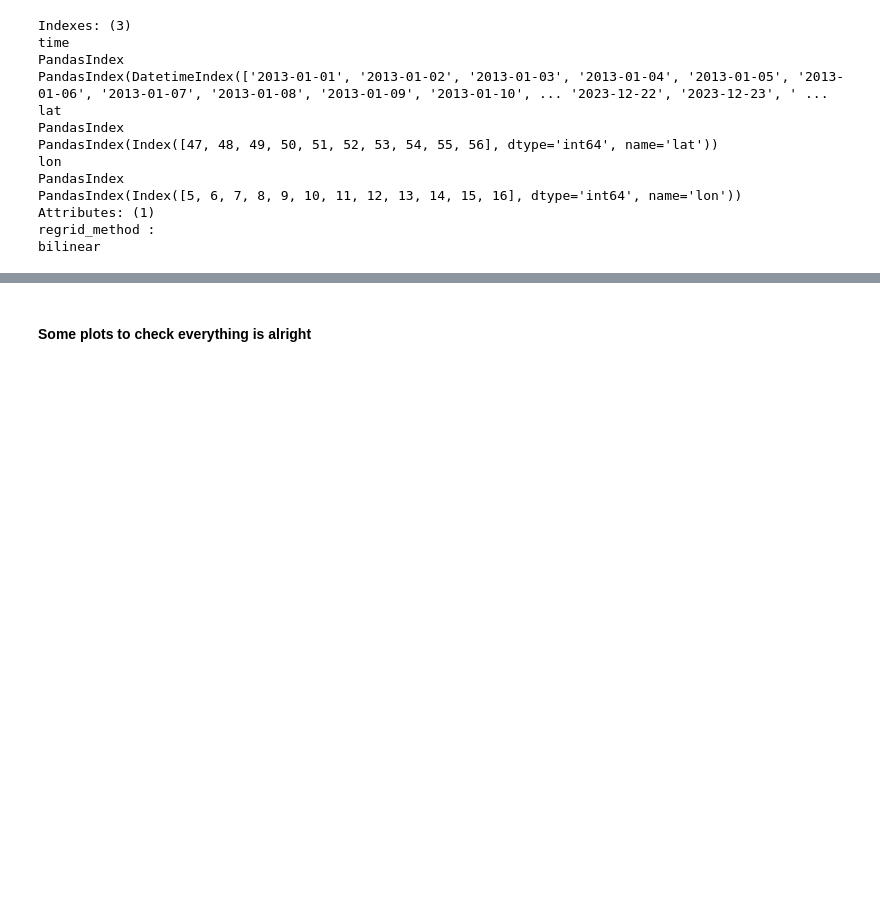
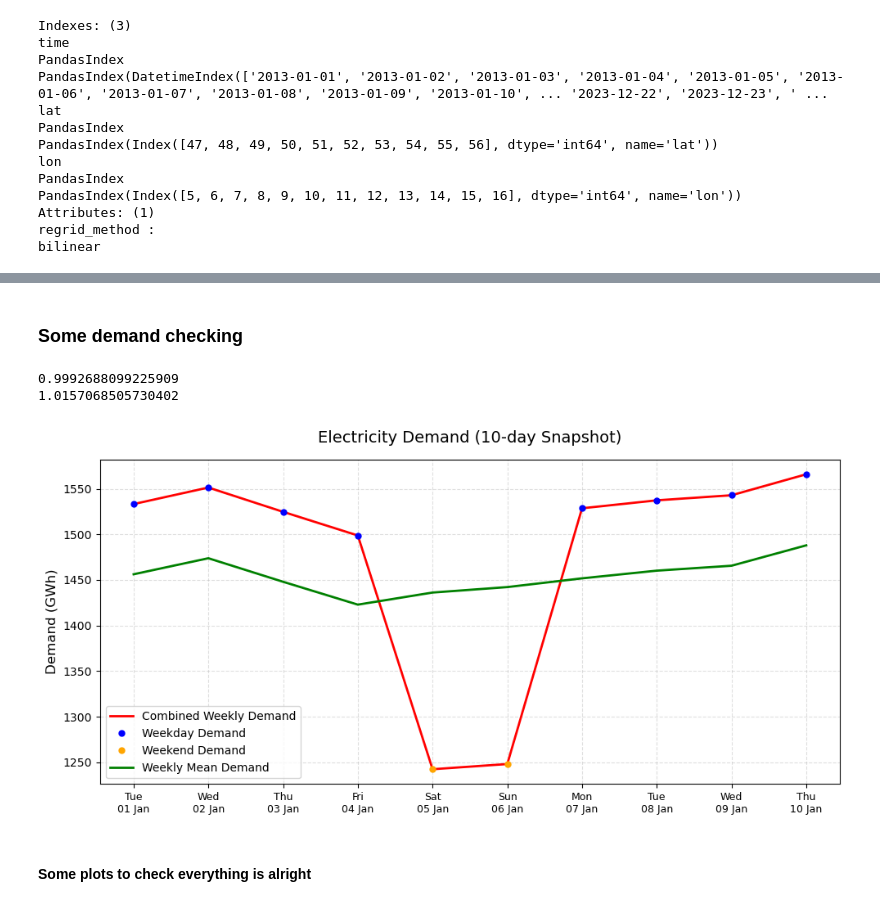
Before and after one commit to O-Nennecke/RL_2026_paper, a Jupyter notebook: SEM application_ERA5.ipynb, the cells around one changed output, grey strips where cells are left out. Drawn from its saved outputs; the diff is of its cells as text; code cells hidden in the pictures; blank space fills up the shorter version.

```diff
--- a/SEM application_ERA5.ipynb
+++ b/SEM application_ERA5.ipynb
@@ -419,5 +478,47 @@ ts_output.to_netcdf(f'/climca/people/onennecke/model_output/ERA5_timeseries.nc')
 
 # print('Finished saving')
+# %% [markdown]
+### Some demand checking
+# %%
+# Calculate ratio from approximated demand with one fit value and the demand values with two fit values
+a = demand_weekday['demand'].sum(skipna=True).values + demand_weekend['demand'].sum(skipna=True).values
+b = demand_week['demand'].sum(skipna=True).values
+c = demand_weekday['demand'][0:10].sum(skipna=True).values + demand_weekend['demand'][0:10].sum(skipna=True).values
+d = demand_week['demand'][0:10].sum(skipna=True).values
+print(a/b)
+print(c/d)
+# %% [output]
+0.9992688099225909
+1.0157068505730402
+# %%
+# Compare the different demand curves
+fig, ax = plt.subplots(figsize=(10, 5))
+
+demand_ds['demand'][0:10].plot(ax=ax, color='red', label='Combined Weekly Demand', linewidth=2)
+demand_weekday['demand'][0:10].plot(ax=ax, color='blue', label='Weekday Demand', marker='o', linestyle='', markersize=5)
+demand_weekend['demand'][0:10].plot(ax=ax, color='orange', label='Weekend Demand', marker='o', linestyle='', markersize=5)
+demand_week['demand'][0:10].plot(ax=ax, color='green', label='Weekly Mean Demand', linewidth=2)
+
+# Format x-axis as short weekday + date
+ax.xaxis.set_major_formatter(mdates.DateFormatter('%a\n%d %b'))
+plt.setp(ax.get_xticklabels(), rotation=0, ha='center', fontsize=9)
+
+# Add grid for readability
+ax.grid(True, linestyle='--', alpha=0.4)
+
+# Title and labels
+ax.set_title('Electricity Demand (10-day Snapshot)', fontsize=14, pad=15)
+ax.set_ylabel('Demand (GWh)', fontsize=12)
+ax.set_xlabel('')  # Remove label; already included in tick formatting
+
+# Custom legend
+ax.legend(frameon=True, fontsize=10, loc='lower left')
+
+# Tight layout
+plt.tight_layout()
+plt.show()
+# %% [output]
+[figure, added]
 # %% [markdown]
 #### Some plots to check everything is alright
 # %%
```
Also changed, not shown: parts of 12 cells of this notebook, 2 other files.
